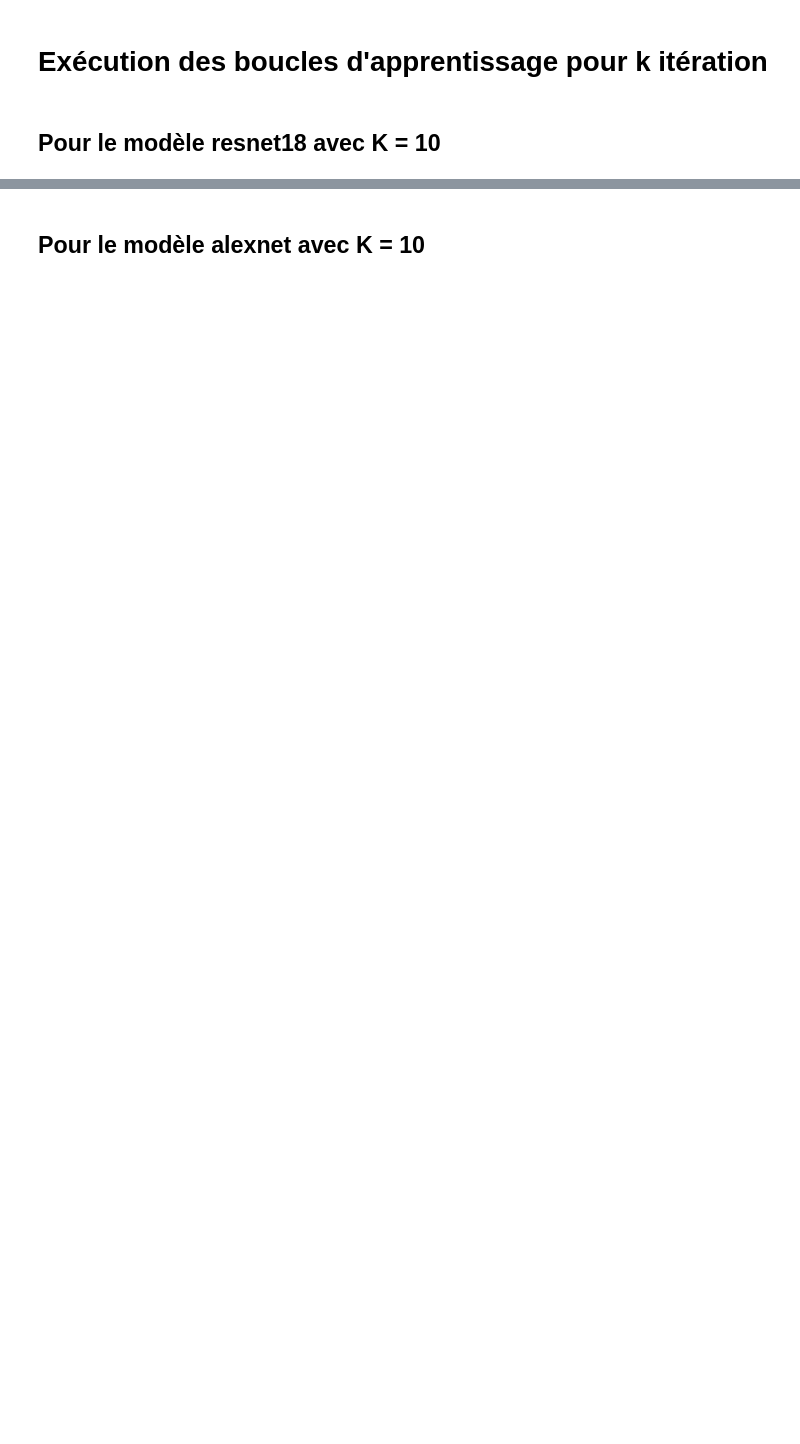
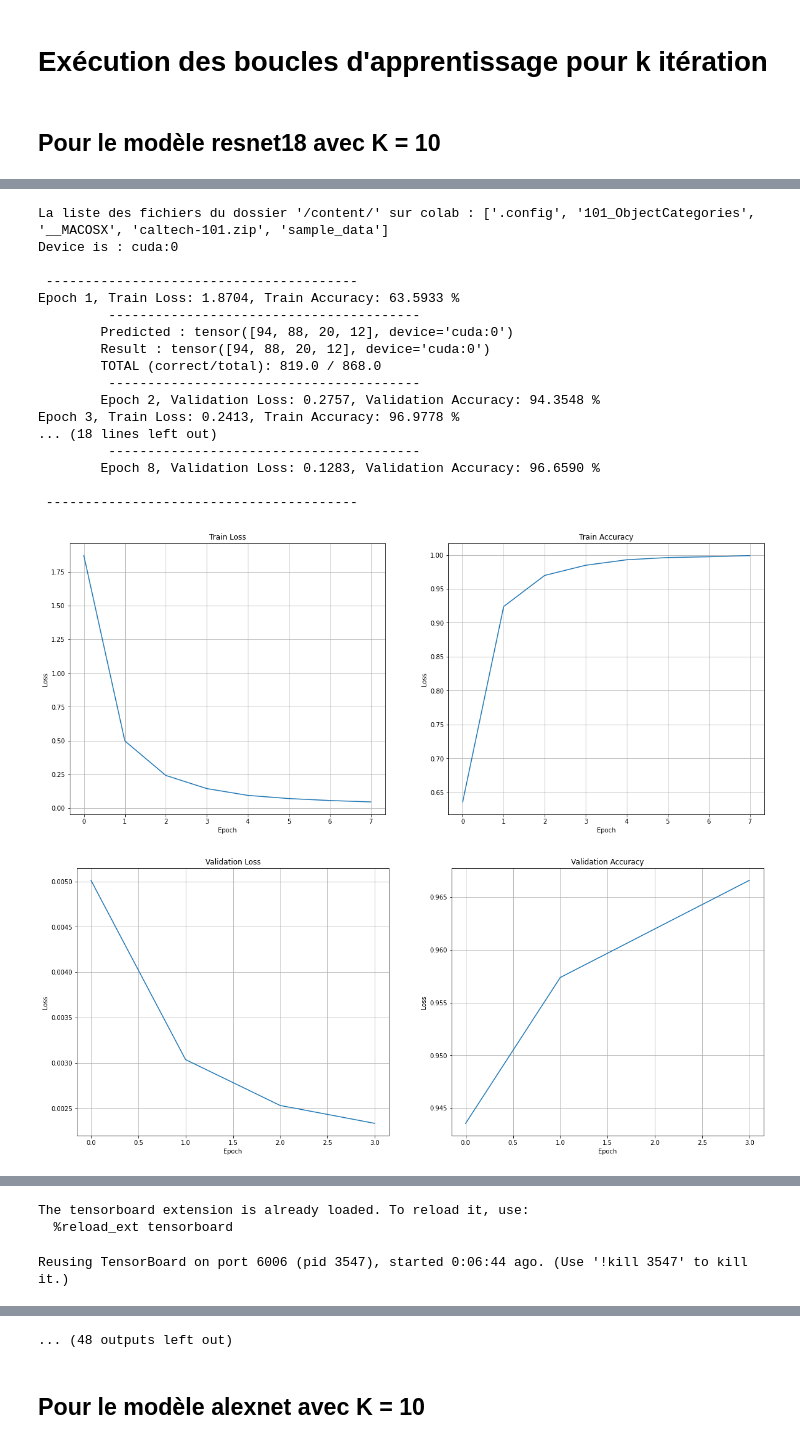
Before and after one commit to TBoubacar/ProjetApprentissageApprofondi, a Jupyter notebook: TOURE-Boubacar-Projet.ipynb, the cells around one changed output, grey strips where cells are left out. Saved outputs shown, nothing was run; the diff lists cells and outputs as text; code cells hidden in the pictures; blank space fills up the shorter version.

```diff
--- a/TOURE-Boubacar-Projet.ipynb
+++ b/TOURE-Boubacar-Projet.ipynb
@@ -196,7 +196,7 @@ def prepare_data(mean, std, size_of_image, transform, batch_size, split):
 
     # Création des dataloaders pour les données d'entrainement et de tests de validations (via torch)
     train_dataloader = torch.utils.data.DataLoader(train_dataset, batch_size=batch_size, shuffle=True, pin_memory=True)
-    test_dataloader = torch.utils.data.DataLoader(test_dataset, batch_size=batch_size, shuffle=False, pin_memory=True)
+    test_dataloader = torch.utils.data.DataLoader(test_dataset, batch_size=batch_size, shuffle=True, pin_memory=True)
 
     return train_dataloader, test_dataloader
 
@@ -244,7 +244,7 @@ def prepare_data_on_google_colab(mean, std, size_of_image, transform, batch_size
 
     # Création des dataloaders pour les données d'entrainement et de tests de validations (via torch)
     train_dataloader = torch.utils.data.DataLoader(train_dataset, batch_size=batch_size, shuffle=True, pin_memory=True)
-    test_dataloader = torch.utils.data.DataLoader(test_dataset, batch_size=batch_size, shuffle=False, pin_memory=True)
+    test_dataloader = torch.utils.data.DataLoader(test_dataset, batch_size=batch_size, shuffle=True, pin_memory=True)
 
     return train_dataloader, test_dataloader
 
@@ -745,4 +729,9 @@ def boucle_de_validation_croisee_pour_k_iteration(model, train_loader, validatio
 # %% [markdown]
 ## Pour le modèle resnet18 avec K = 10
 # %%
+model_resnet18 = adapt_pretrained_model("resnet18")
+loss_fn = nn.CrossEntropyLoss()
+optimiseur_resnet18 = torch.optim.SGD(model_resnet18.parameters(), lr=0.001, momentum=0.9)
+
 mean_resnet18 = boucle_de_validation_croisee_pour_k_iteration(model_resnet18, train_dataloader, test_dataloader, loss_fn, optimiseur_resnet18, epochs, typeTrain="resnet18")
+# %% [output]
@@ -748,0 +739,19 @@ mean_resnet18 = boucle_de_validation_croisee_pour_k_iteration(model_resnet18, tr
+La liste des fichiers du dossier '/content/' sur colab : ['.config', '101_ObjectCategories', '__MACOSX', 'caltech-101.zip', 'sample_data']
+Device is : cuda:0
+
+ ----------------------------------------
+Epoch 1, Train Loss: 1.8704, Train Accuracy: 63.5933 %
+         ----------------------------------------
+        Predicted : tensor([94, 88, 20, 12], device='cuda:0')
+        Result : tensor([94, 88, 20, 12], device='cuda:0')
+        TOTAL (correct/total): 819.0 / 868.0
+         ----------------------------------------
+        Epoch 2, Validation Loss: 0.2757, Validation Accuracy: 94.3548 %
+Epoch 3, Train Loss: 0.2413, Train Accuracy: 96.9778 %
+... (18 lines left out)
+         ----------------------------------------
+        Epoch 8, Validation Loss: 0.1283, Validation Accuracy: 96.6590 %
+
+ ----------------------------------------
+[figure, added]
+[figure, added]
@@ -748,0 +778,3 @@ mean_resnet18 = boucle_de_validation_croisee_pour_k_iteration(model_resnet18, tr
+The tensorboard extension is already loaded. To reload it, use:
+  %reload_ext tensorboard
+Reusing TensorBoard on port 6006 (pid 3547), started 0:06:44 ago. (Use '!kill 3547' to kill it.)
@@ -749,3 +799,4 @@ mean_resnet18 = boucle_de_validation_croisee_pour_k_iteration(model_resnet18, tr
+... (48 outputs left out)
 # %% [markdown]
 ## Pour le modèle alexnet avec K = 10
 # %%
```
Also changed, not shown: parts of 11 cells of this notebook, 2 other files.
